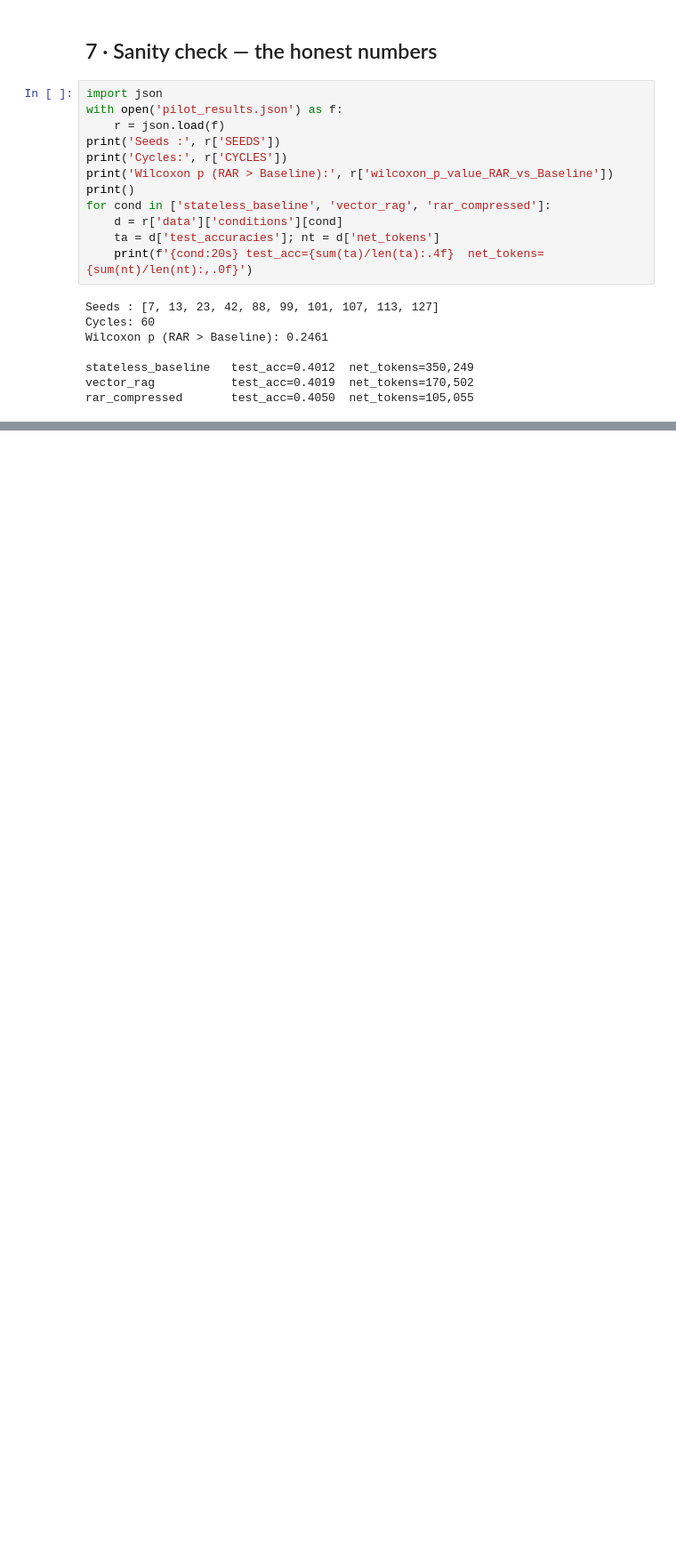
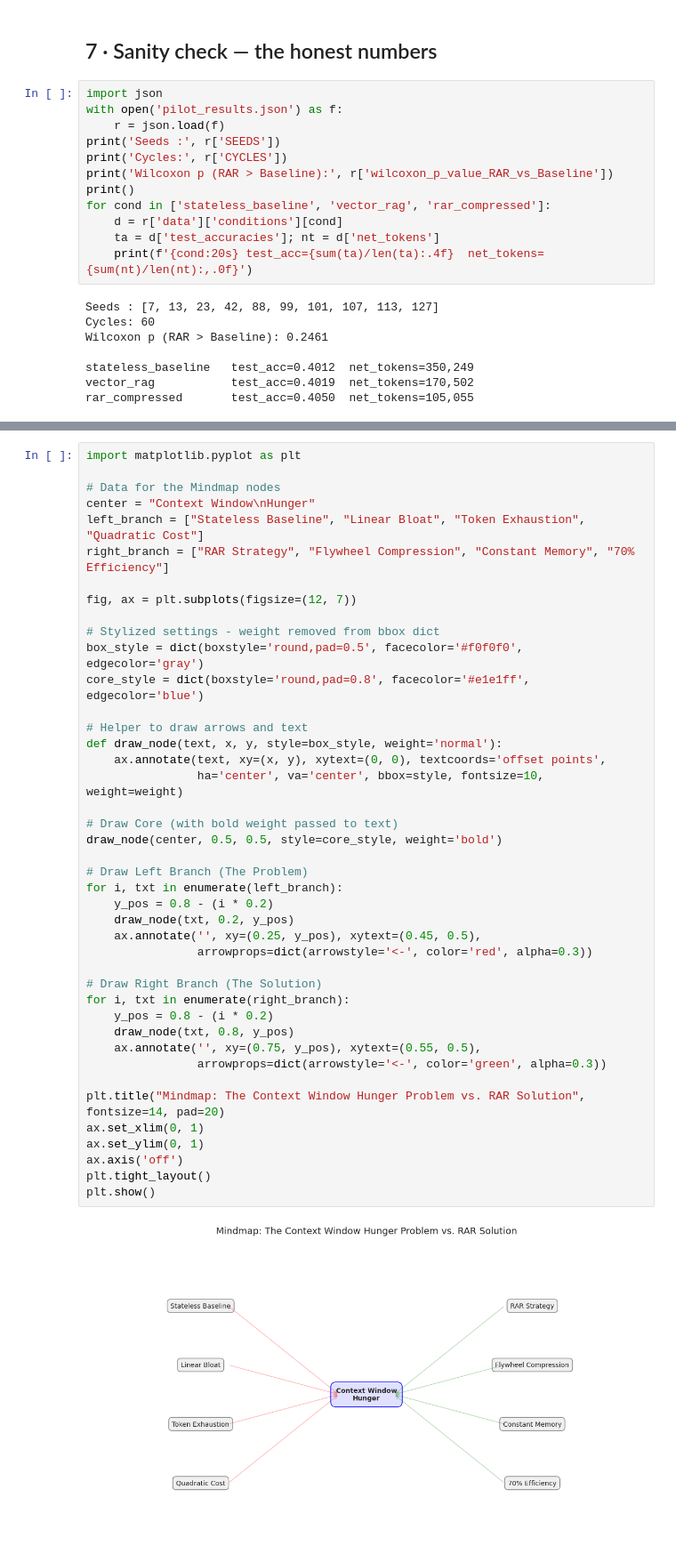
Before and after one commit to Tahir-yamin/recursive-autonomy-research, a Jupyter notebook: colab/RAR_Campaign_Clean.ipynb, the cells around one changed output, grey strips where cells are left out. Shown at 89% size. Cells and saved outputs as stored; diff of their text form; blank space fills up the shorter version.

```diff
--- a/colab/RAR_Campaign_Clean.ipynb
+++ b/colab/RAR_Campaign_Clean.ipynb
@@ -289,0 +483,44 @@ rar_compressed       test_acc=0.4050  net_tokens=105,055
+# %%
+import matplotlib.pyplot as plt
+
+# Data for the Mindmap nodes
+center = "Context Window\nHunger"
+left_branch = ["Stateless Baseline", "Linear Bloat", "Token Exhaustion", "Quadratic Cost"]
+right_branch = ["RAR Strategy", "Flywheel Compression", "Constant Memory", "70% Efficiency"]
+
+fig, ax = plt.subplots(figsize=(12, 7))
+
+# Stylized settings - weight removed from bbox dict
+box_style = dict(boxstyle='round,pad=0.5', facecolor='#f0f0f0', edgecolor='gray')
+core_style = dict(boxstyle='round,pad=0.8', facecolor='#e1e1ff', edgecolor='blue')
+
+# Helper to draw arrows and text
+def draw_node(text, x, y, style=box_style, weight='normal'):
+    ax.annotate(text, xy=(x, y), xytext=(0, 0), textcoords='offset points',
+                ha='center', va='center', bbox=style, fontsize=10, weight=weight)
+
+# Draw Core (with bold weight passed to text)
+draw_node(center, 0.5, 0.5, style=core_style, weight='bold')
+
+# Draw Left Branch (The Problem)
+for i, txt in enumerate(left_branch):
+    y_pos = 0.8 - (i * 0.2)
+    draw_node(txt, 0.2, y_pos)
+    ax.annotate('', xy=(0.25, y_pos), xytext=(0.45, 0.5),
+                arrowprops=dict(arrowstyle='<-', color='red', alpha=0.3))
+
+# Draw Right Branch (The Solution)
+for i, txt in enumerate(right_branch):
+    y_pos = 0.8 - (i * 0.2)
+    draw_node(txt, 0.8, y_pos)
+    ax.annotate('', xy=(0.75, y_pos), xytext=(0.55, 0.5),
+                arrowprops=dict(arrowstyle='<-', color='green', alpha=0.3))
+
+plt.title("Mindmap: The Context Window Hunger Problem vs. RAR Solution", fontsize=14, pad=20)
+ax.set_xlim(0, 1)
+ax.set_ylim(0, 1)
+ax.axis('off')
+plt.tight_layout()
+plt.show()
+# %% [output]
+[figure, added]
```
Also changed, not shown: parts of 15 cells of this notebook.
